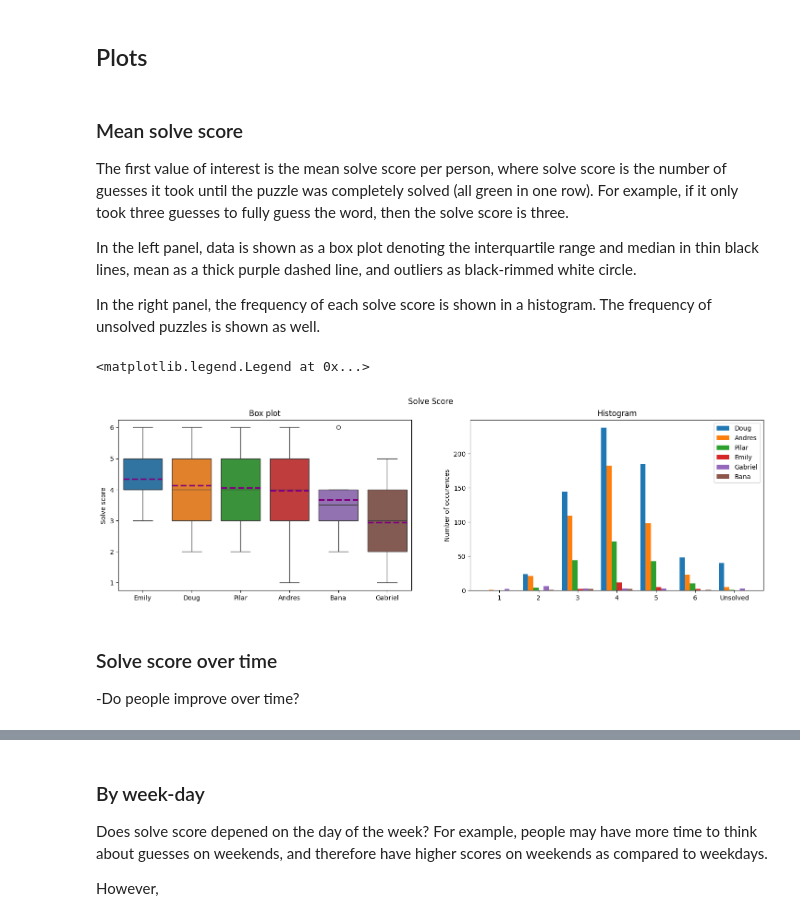
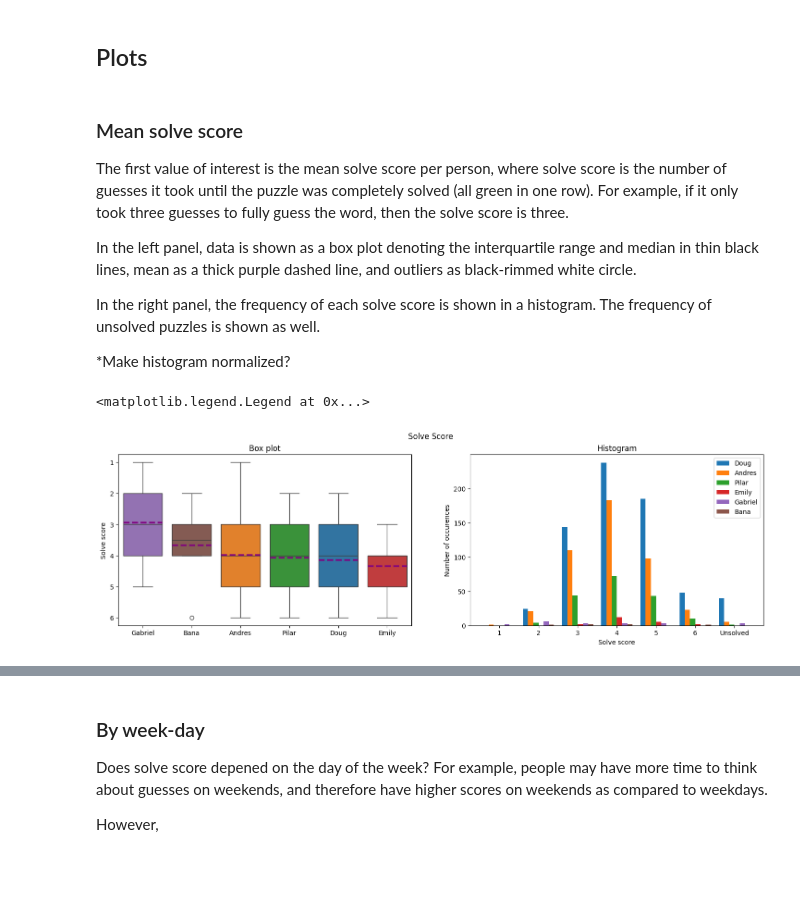
Before and after one commit to craneab/Wordle-Analyzer, a Jupyter notebook: Data Analysis.ipynb, the cells around one changed output, grey strips where cells are left out. Drawn from its saved outputs; the diff is of its cells as text; code cells hidden in the pictures; blank space fills up the shorter version.

```diff
--- a/Data Analysis.ipynb
+++ b/Data Analysis.ipynb
@@ -31,39 +31,42 @@ The first value of interest is the mean solve score per person, where solve scor
 In the left panel, data is shown as a box plot denoting the interquartile range and median in thin black lines, mean as a thick purple dashed line, and outliers as black-rimmed white circle.
 
 In the right panel, the frequency of each solve score is shown in a histogram. The frequency of unsolved puzzles is shown as well.
+
+*Make histogram normalized?
 # %%
 # Create figure with two subplots
 f,ax = plt.subplots(1,2)
 f.set_figwidth(18)
 f.suptitle('Solve Score')
 
 # Subplot 1: Plot mean solve score
 df = data.as_df()
 df = df.drop('Puzzle Number',axis=1).replace(7,np.nan)
-sorted_cols = df.mean().sort_values(ascending=False)
+sorted_cols = df.mean().sort_values(ascending=True)
 df_sorted = df[sorted_cols.index]
 
 meanlineprops = dict(linestyle='--', linewidth=2.5, color='purple')
 sns.boxplot(data=df_sorted,
                ax=ax[0],
                showmeans = True,
                meanline = True,
                meanprops = meanlineprops,
-               legend='auto')
+               legend='auto',
+               #whis=2,
+               hue_order = df.keys())
+
 ax[0].set(ylabel = 'Solve score',
           title = 'Box plot')
+ax[0].invert_yaxis()
 
 # Subplot 2: Plot a histogram of solve score
 ax[1].hist(data.data_arr, bins=np.arange(0.5,8.5,1))
 
 ax[1].set_ylabel('Number of occurences')
+ax[1].set_xlabel('Solve score')
 ax[1].set_xticklabels(['','1','2','3','4','5','6','Unsolved'])
 ax[1].set_title('Histogram')
 ax[1].legend(data.data_dict.keys())
 # %% [output]
 <matplotlib.legend.Legend at 0x...>
-[figure, old version]
+[figure, new version]
-# %% [markdown]
-### Solve score over time
-
--Do people improve over time?
```
Also changed, not shown: parts of 8 cells of this notebook, 2 other files.
